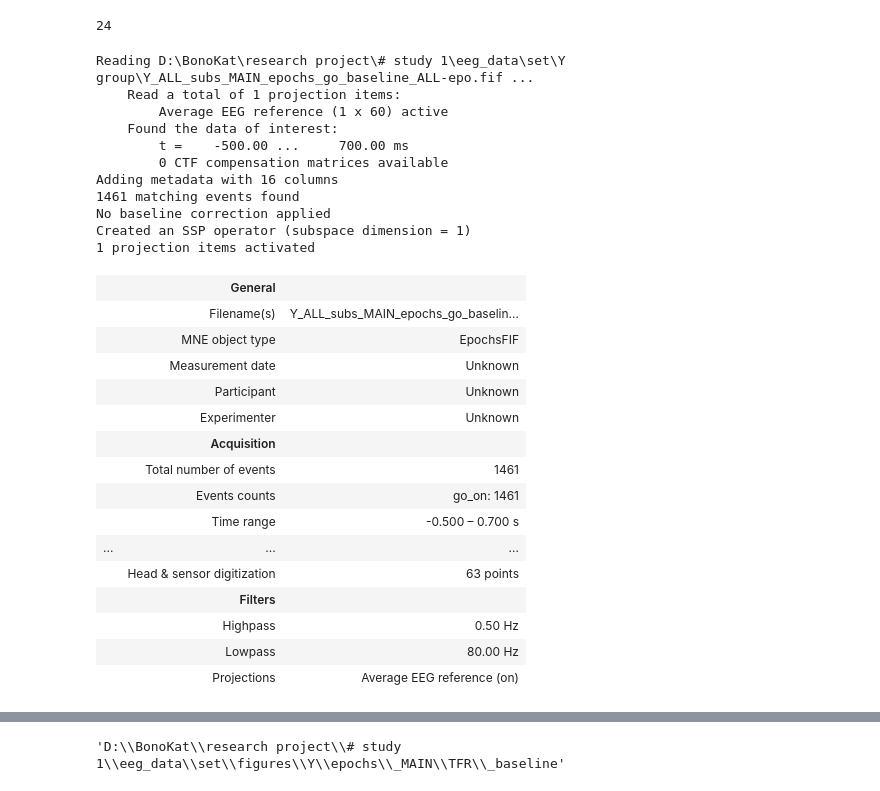
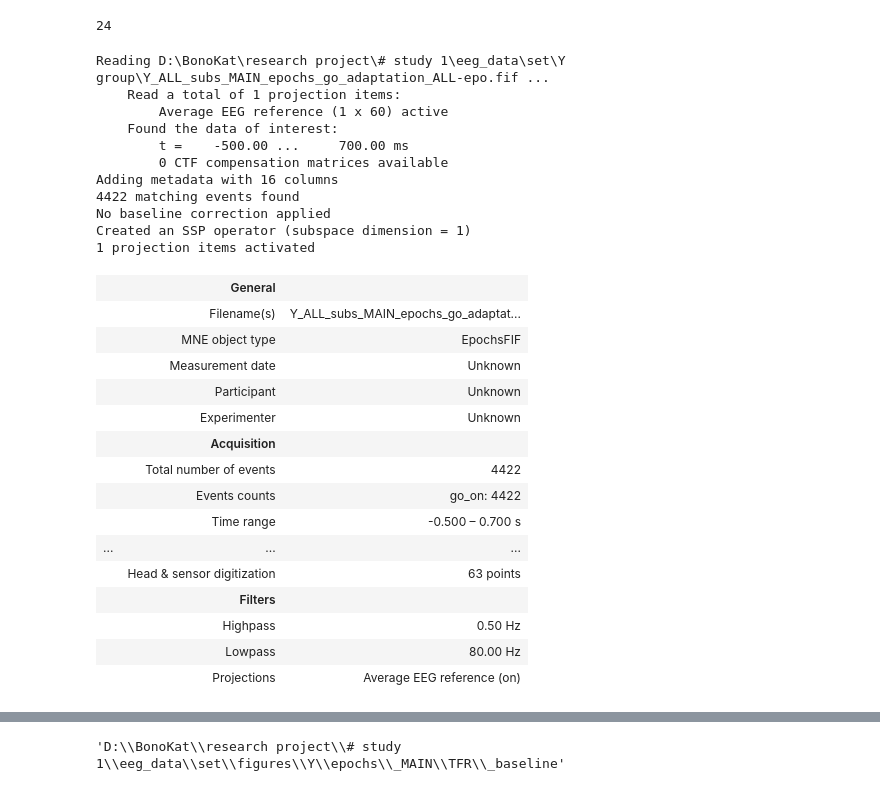
Before and after one commit to bonokat/motor_pac, a Jupyter notebook: 6. epoching_MAIN.ipynb, the cells around one changed output, grey strips where cells are left out. Cells and saved outputs as stored; diff of their text form; code cells hidden in the pictures.

```diff
--- a/6. epoching_MAIN.ipynb
+++ b/6. epoching_MAIN.ipynb
@@ -276,39 +280,40 @@ len(all_epochs)
 # %% [output]
 24
 # %%
-group_save_path = 'D:\\BonoKat\\research project\\# study 1\\eeg_data\\set\\Y group'
 group = 'Y'
 sub_name = 'ALL_subs'
 task = '_MAIN' # ['_BL', '_MAIN']
-# task_stage = '_go' # '_plan' or '_go'
-# block_name = '_baseline' # ['_baseline', '_adaptation']
+task_stage = '_go' # '_plan' or '_go'
+block_name = '_adaptation' # ['_baseline', '_adaptation']
+
+group_save_path = os.path.join('D:\\BonoKat\\research project\\# study 1\\eeg_data\\set', f'{group} group')
 
 figs_dir = os.path.join('D:\\BonoKat\\research project\\# study 1\\eeg_data\\set\\figures', group, 'epochs', task, 'TFR', block_name)
 check_paths(figs_dir)
 
 epochs_all_subs = mne.read_epochs(os.path.join(group_save_path, f"{group}_{sub_name}{task}_epochs{task_stage}{block_name}_ALL-epo.fif"), preload=True)
 epochs_all_subs
 # %% [output]
-Reading D:\BonoKat\research project\# study 1\eeg_data\set\Y group\Y_ALL_subs_MAIN_epochs_go_baseline_ALL-epo.fif ...
+Reading D:\BonoKat\research project\# study 1\eeg_data\set\Y group\Y_ALL_subs_MAIN_epochs_go_adaptation_ALL-epo.fif ...
     Read a total of 1 projection items:
         Average EEG reference (1 x 60) active
     Found the data of interest:
         t =    -500.00 ...     700.00 ms
         0 CTF compensation matrices available
 Adding metadata with 16 columns
-1461 matching events found
+4422 matching events found
 No baseline correction applied
 Created an SSP operator (subspace dimension = 1)
 1 projection items activated
 |  | General |  |
-|  | Filename(s) | Y_ALL_subs_MAIN_epochs_go_baselin... |
+|  | Filename(s) | Y_ALL_subs_MAIN_epochs_go_adaptat... |
 |  | MNE object type | EpochsFIF |
 |  | Measurement date | Unknown |
 |  | Participant | Unknown |
 |  | Experimenter | Unknown |
 |  | Acquisition |  |
-|  | Total number of events | 1461 |
-|  | Events counts | go_on: 1461 |
+|  | Total number of events | 4422 |
+|  | Events counts | go_on: 4422 |
 |  | Time range | -0.500 – 0.700 s |
 | ... | ... | ... |
 |  | Head & sensor digitization | 63 points |
```
Also changed, not shown: parts of 5 cells of this notebook, 16 other files.
